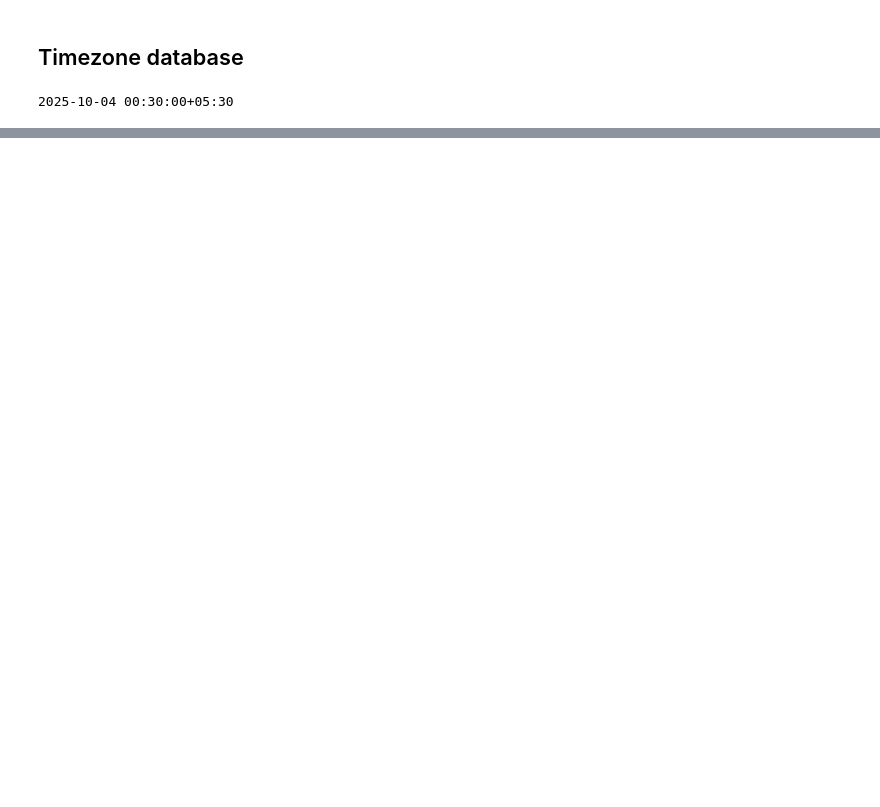
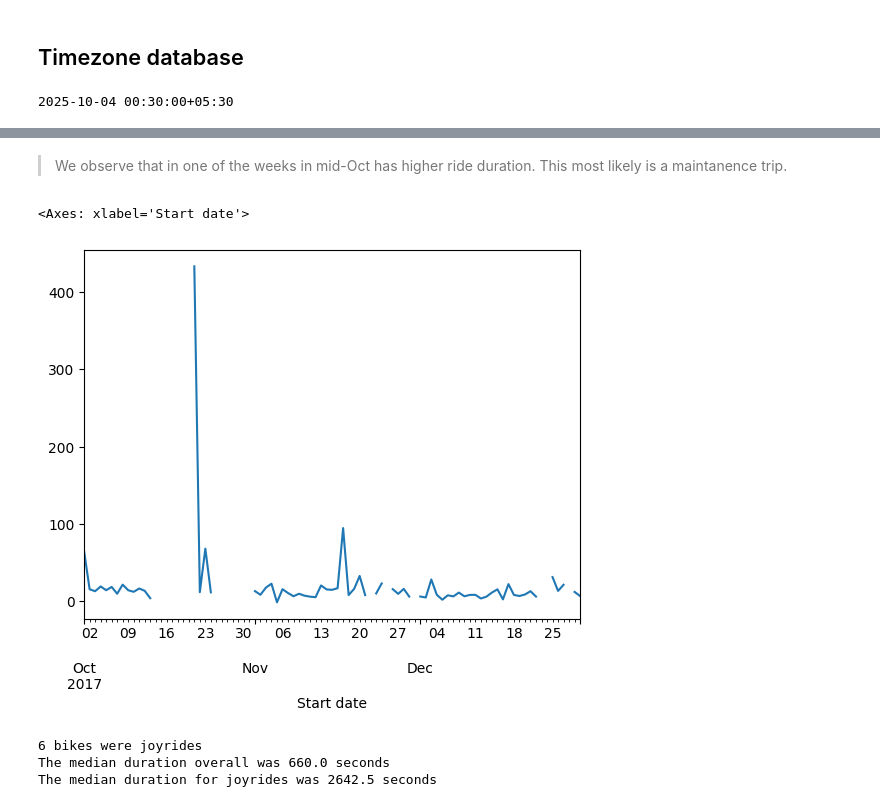
Before and after one commit to abhijeet-bhambere/exploratory_data_analysis, a Jupyter notebook: dates_times_work/date_and_time_chapter.ipynb, the cells around one changed output, grey strips where cells are left out. Saved outputs shown, nothing was run; the diff lists cells and outputs as text; code cells hidden in the pictures; blank space fills up the shorter version.

```diff
--- a/dates_times_work/date_and_time_chapter.ipynb
+++ b/dates_times_work/date_and_time_chapter.ipynb
@@ -358,0 +596,25 @@ print(dt.replace(tzinfo=ist))
+# %% [markdown]
+>We observe that in one of the weeks in mid-Oct has higher ride duration. This most likely is a maintanence trip.
+# %%
+# Increasing granularity to day-level
+(bikes.resample(rule='D', on='Start date')['Duration'].mean().dt.total_seconds()/60).plot()
+# %% [output]
+<Axes: xlabel='Start date'>
+[figure, added]
+# %%
+# Find the no. of 'joyrides'(long bike rides before being returned back to the same dock)
+# Create joyrides
+joyrides = (bikes['Start station'] == bikes['End station'])
+
+# Total number of joyrides
+print("{} bikes were joyrides".format(joyrides.sum()))
+
+# Median of all bikes
+print(f"The median duration overall was {bikes['Duration'].dt.total_seconds().median()} seconds")
+
+# Median of joyrides
+print(f"The median duration for joyrides was {bikes[joyrides]['Duration'].dt.total_seconds().median()} seconds")
+# %% [output]
+6 bikes were joyrides
+The median duration overall was 660.0 seconds
+The median duration for joyrides was 2642.5 seconds
```
Also changed, not shown: parts of 62 cells of this notebook.
